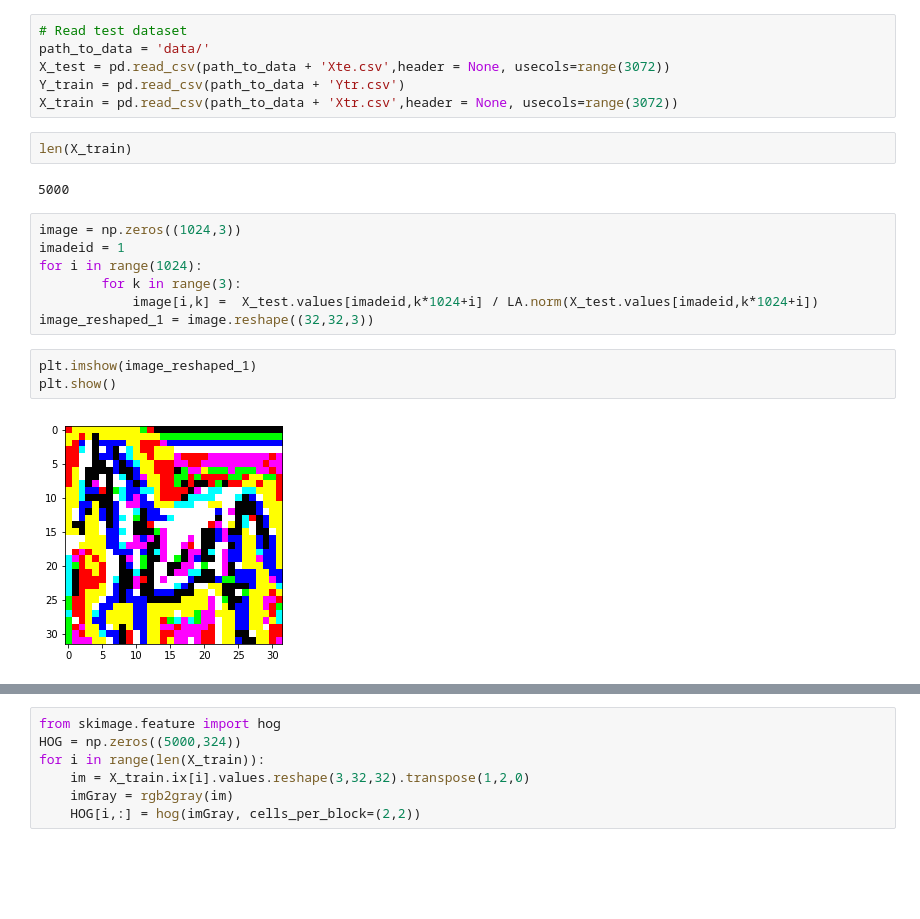
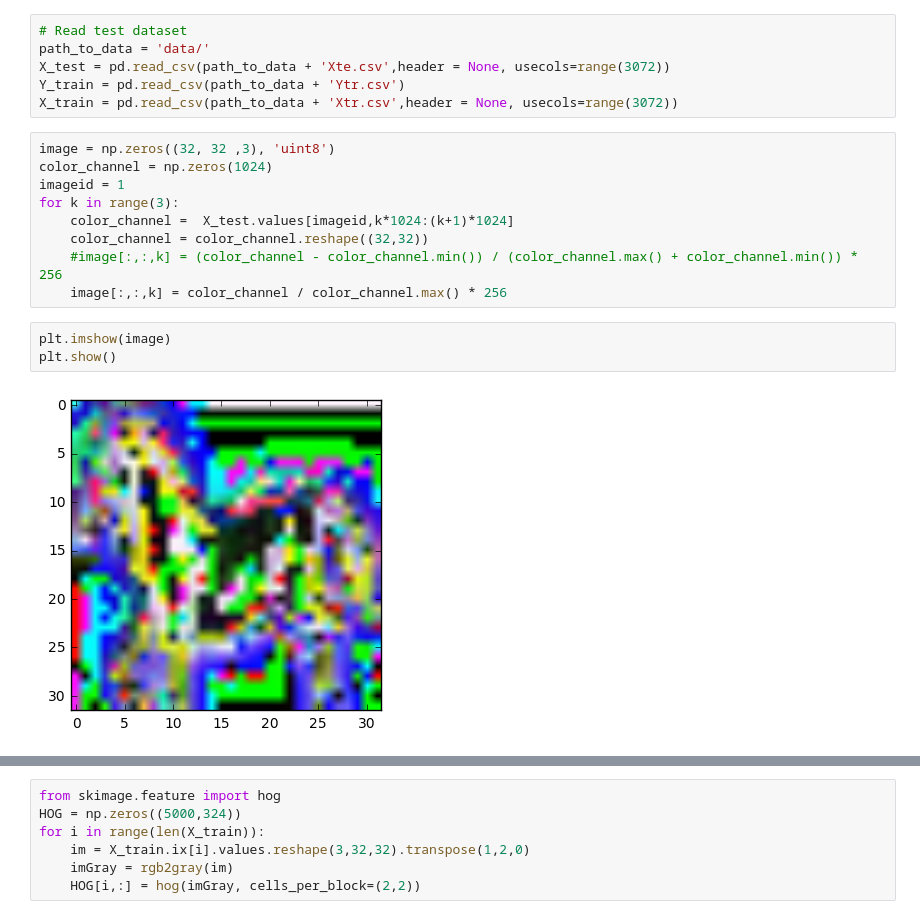
Before and after one commit to 14kirchm/challenge_KernelMethods, a Jupyter notebook: Kernel.ipynb, the cells around one changed output, grey strips where cells are left out. Saved outputs shown, nothing was run; the diff lists cells and outputs as text; blank space fills up the shorter version.

Commit message:
tried visualizing images

```diff
--- a/Kernel.ipynb
+++ b/Kernel.ipynb
@@ -11,22 +11,20 @@ path_to_data = 'data/'
 X_test = pd.read_csv(path_to_data + 'Xte.csv',header = None, usecols=range(3072))
 Y_train = pd.read_csv(path_to_data + 'Ytr.csv')
 X_train = pd.read_csv(path_to_data + 'Xtr.csv',header = None, usecols=range(3072))
-# %%
-len(X_train)
-# %% [output]
-5000
-# %%
-image = np.zeros((1024,3))
-imadeid = 1
-for i in range(1024):
-        for k in range(3):
-            image[i,k] =  X_test.values[imadeid,k*1024+i] / LA.norm(X_test.values[imadeid,k*1024+i])
-image_reshaped_1 = image.reshape((32,32,3))
+# %%
+image = np.zeros((32, 32 ,3), 'uint8')
+color_channel = np.zeros(1024)
+imageid = 1
+for k in range(3):
+    color_channel =  X_test.values[imageid,k*1024:(k+1)*1024]
+    color_channel = color_channel.reshape((32,32))
+    #image[:,:,k] = (color_channel - color_channel.min()) / (color_channel.max() + color_channel.min()) * 256
+    image[:,:,k] = color_channel / color_channel.max() * 256
 # %%
-plt.imshow(image_reshaped_1)
+plt.imshow(image)
 plt.show()
 # %% [output]
-[figure, old version]
+[figure, new version]
 # %%
 def rgb2gray(rgb):
     return np.dot(rgb[...,:3], [0.299, 0.587, 0.114])
```
Also changed, not shown: parts of 1 cell of this notebook.
